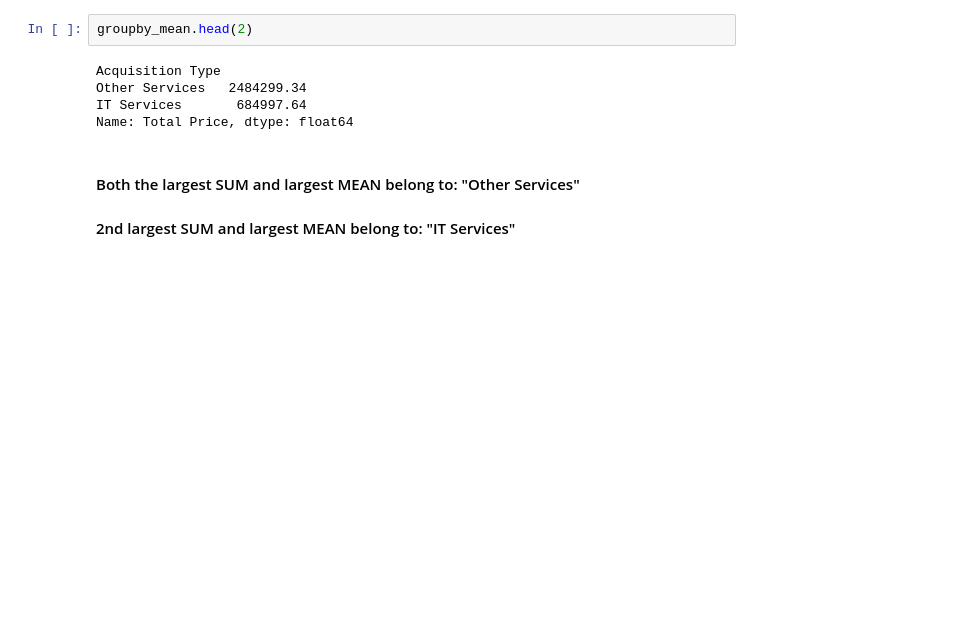
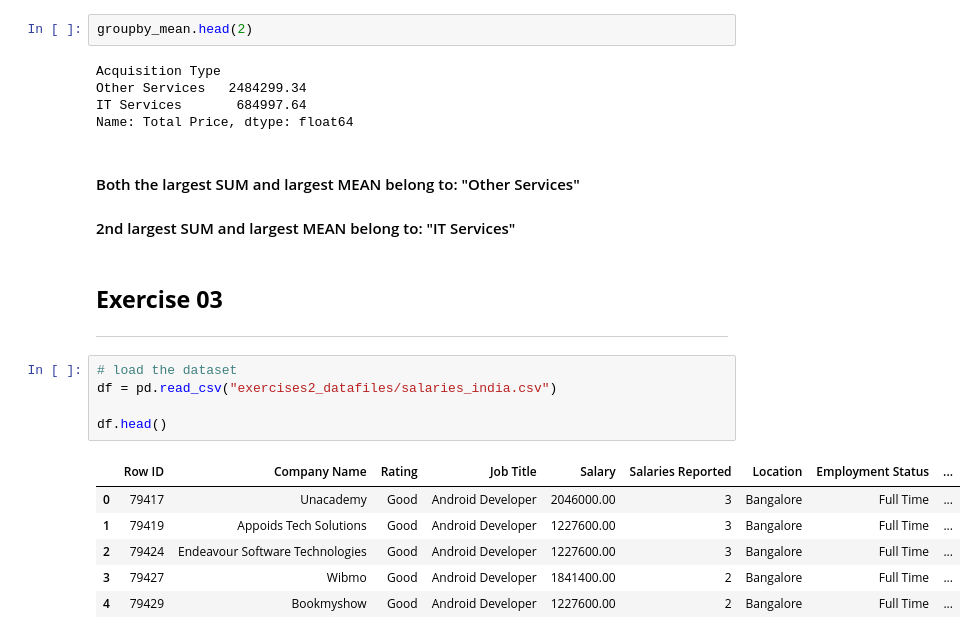
Before and after one commit to savinduthathsara-design/dataanalyticsexercises, a Jupyter notebook: Exercisesset02.ipynb, the cells around one changed output. Saved outputs shown, nothing was run; the diff lists cells and outputs as text; blank space fills up the shorter version.

```diff
--- a/Exercisesset02.ipynb
+++ b/Exercisesset02.ipynb
@@ -431,3 +434,18 @@ Name: Total Price, dtype: float64
 # %% [markdown]
 #### Both the largest SUM and largest MEAN belong to: "Other Services"
 #### 2nd largest SUM and largest MEAN belong to: "IT Services"
+# %% [markdown]
+## **Exercise 03**
+---
+# %%
+# load the dataset
+df = pd.read_csv("exercises2_datafiles/salaries_india.csv")
+
+df.head()
+# %% [output]
+|  | Row ID | Company Name | Rating | Job Title | Salary | Salaries Reported | Location | Employment Status | ... |
+| 0 | 79417 | Unacademy | Good | Android Developer | 2046000.00 | 3 | Bangalore | Full Time | ... |
+| 1 | 79419 | Appoids Tech Solutions | Good | Android Developer | 1227600.00 | 3 | Bangalore | Full Time | ... |
+| 2 | 79424 | Endeavour Software Technologies | Good | Android Developer | 1227600.00 | 3 | Bangalore | Full Time | ... |
+| 3 | 79427 | Wibmo | Good | Android Developer | 1841400.00 | 2 | Bangalore | Full Time | ... |
+| 4 | 79429 | Bookmyshow | Good | Android Developer | 1227600.00 | 2 | Bangalore | Full Time | ... |
```
Also changed, not shown: parts of 17 cells of this notebook.
